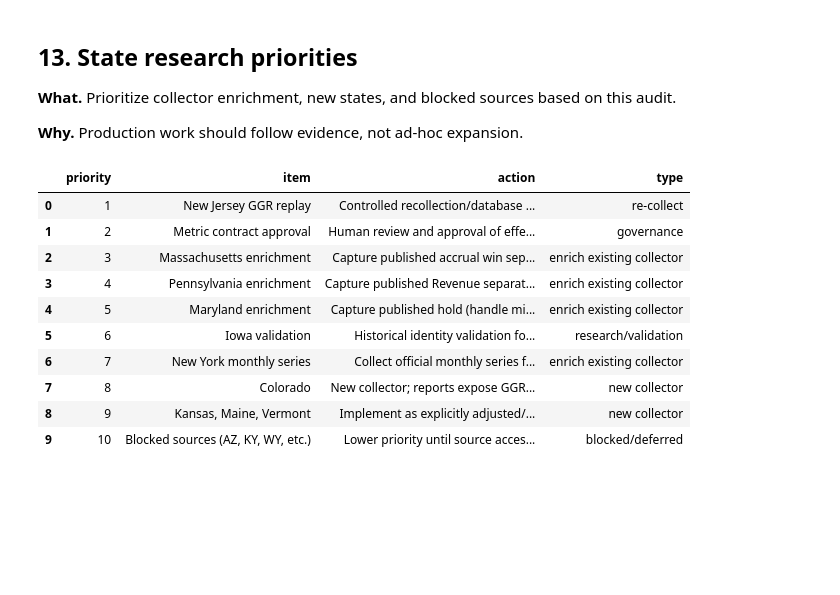
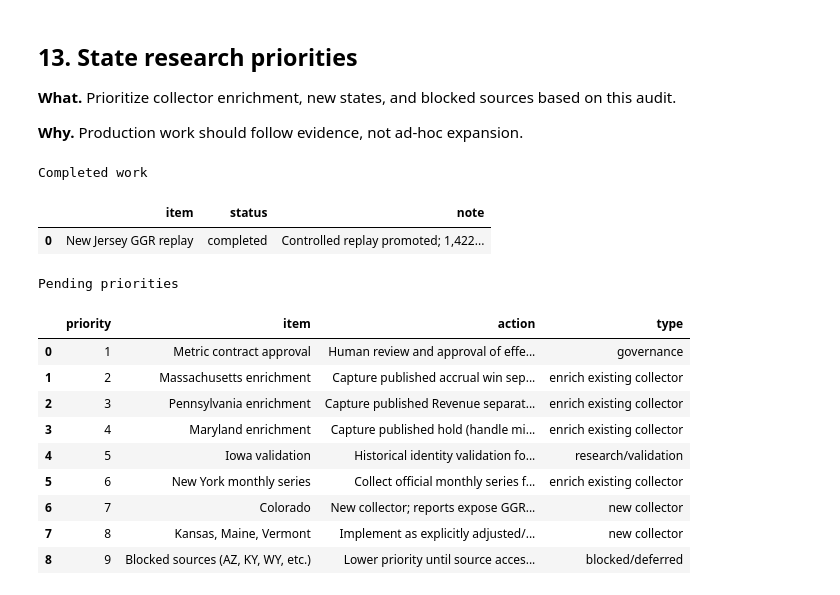
Before and after one commit to seangelb/researchOS, a Jupyter notebook: notebooks/42_cross_state_metric_contract_walkthrough.ipynb, the cells around one changed output. Drawn from its saved outputs; the diff is of its cells as text; code cells hidden in the pictures; blank space fills up the shorter version.

```diff
--- a/notebooks/42_cross_state_metric_contract_walkthrough.ipynb
+++ b/notebooks/42_cross_state_metric_contract_walkthrough.ipynb
@@ -1084,33 +1126,48 @@ plt.show()
 
 **Why.** Production work should follow evidence, not ad-hoc expansion.
 # %%
+completed = pd.DataFrame(
+    [
+        {
+            "item": "New Jersey GGR replay",
+            "status": "completed",
+            "note": "Controlled replay promoted; 1,422 operator GGR rows across 98 months; handle remains unavailable",
+        }
+    ]
+)
+print("Completed work")
+display(completed)
+
 priorities = pd.DataFrame(
     [
-        {"priority": 1, "item": "New Jersey GGR replay", "action": "Controlled recollection/database replacement to fix corrupted sportsbook GGR; handle remains unavailable from official reports", "type": "re-collect"},
-        {"priority": 2, "item": "Metric contract approval", "action": "Human review and approval of effective-dated cross-state metric contract", "type": "governance"},
-        {"priority": 3, "item": "Massachusetts enrichment", "action": "Capture published accrual win separately from stored taxable revenue", "type": "enrich existing collector"},
-        {"priority": 4, "item": "Pennsylvania enrichment", "action": "Capture published Revenue separately from stored taxable revenue", "type": "enrich existing collector"},
-        {"priority": 5, "item": "Maryland enrichment", "action": "Capture published hold (handle minus prizes) separately from stored taxable win", "type": "enrich existing collector"},
-        {"priority": 6, "item": "Iowa validation", "action": "Historical identity validation for Internet Net Receipts vs handle minus payouts", "type": "research/validation"},
-        {"priority": 7, "item": "New York monthly series", "action": "Collect official monthly series for monthly comparisons; retain weekly for monitoring/hold", "type": "enrich existing collector"},
-        {"priority": 8, "item": "Colorado", "action": "New collector; reports expose GGR and net sports betting proceeds with retail/online splits", "type": "new collector"},
-        {"priority": 9, "item": "Kansas, Maine, Vermont", "action": "Implement as explicitly adjusted/net state-native sources; not gross-win equivalent", "type": "new collector"},
-        {"priority": 10, "item": "Blocked sources (AZ, KY, WY, etc.)", "action": "Lower priority until source access improves", "type": "blocked/deferred"},
+        {"priority": 1, "item": "Metric contract approval", "action": "Human review and approval of effective-dated cross-state metric contract", "type": "governance"},
+        {"priority": 2, "item": "Massachusetts enrichment", "action": "Capture published accrual win separately from stored taxable revenue", "type": "enrich existing collector"},
+        {"priority": 3, "item": "Pennsylvania enrichment", "action": "Capture published Revenue separately from stored taxable revenue", "type": "enrich existing collector"},
+        {"priority": 4, "item": "Maryland enrichment", "action": "Capture published hold (handle minus prizes) separately from stored taxable win", "type": "enrich existing collector"},
+        {"priority": 5, "item": "Iowa validation", "action": "Historical identity validation for Internet Net Receipts vs handle minus payouts", "type": "research/validation"},
+        {"priority": 6, "item": "New York monthly series", "action": "Collect official monthly series for monthly comparisons; retain weekly for monitoring/hold", "type": "enrich existing collector"},
+        {"priority": 7, "item": "Colorado", "action": "New collector; reports expose GGR and net sports betting proceeds with retail/online splits", "type": "new collector"},
+        {"priority": 8, "item": "Kansas, Maine, Vermont", "action": "Implement as explicitly adjusted/net state-native sources; not gross-win equivalent", "type": "new collector"},
+        {"priority": 9, "item": "Blocked sources (AZ, KY, WY, etc.)", "action": "Lower priority until source access improves", "type": "blocked/deferred"},
     ]
 )
+print("Pending priorities")
 display(priorities)
 # %% [output]
+Completed work
-|  | priority | item | action | type |
-| 0 | 1 | New Jersey GGR replay | Controlled recollection/database ... | re-collect |
-| 1 | 2 | Metric contract approval | Human review and approval of effe... | governance |
-| 2 | 3 | Massachusetts enrichment | Capture published accrual win sep... | enrich existing collector |
-| 3 | 4 | Pennsylvania enrichment | Capture published Revenue separat... | enrich existing collector |
-| 4 | 5 | Maryland enrichment | Capture published hold (handle mi... | enrich existing collector |
-| 5 | 6 | Iowa validation | Historical identity validation fo... | research/validation |
-| 6 | 7 | New York monthly series | Collect official monthly series f... | enrich existing collector |
-| 7 | 8 | Colorado | New collector; reports expose GGR... | new collector |
-| 8 | 9 | Kansas, Maine, Vermont | Implement as explicitly adjusted/... | new collector |
-| 9 | 10 | Blocked sources (AZ, KY, WY, etc.) | Lower priority until source acces... | blocked/deferred |
+|  | item | status | note |
+| 0 | New Jersey GGR replay | completed | Controlled replay promoted; 1,422... |
+Pending priorities
+|  | priority | item | action | type |
+| 0 | 1 | Metric contract approval | Human review and approval of effe... | governance |
+| 1 | 2 | Massachusetts enrichment | Capture published accrual win sep... | enrich existing collector |
+| 2 | 3 | Pennsylvania enrichment | Capture published Revenue separat... | enrich existing collector |
+| 3 | 4 | Maryland enrichment | Capture published hold (handle mi... | enrich existing collector |
+| 4 | 5 | Iowa validation | Historical identity validation fo... | research/validation |
+| 5 | 6 | New York monthly series | Collect official monthly series f... | enrich existing collector |
+| 6 | 7 | Colorado | New collector; reports expose GGR... | new collector |
+| 7 | 8 | Kansas, Maine, Vermont | Implement as explicitly adjusted/... | new collector |
+| 8 | 9 | Blocked sources (AZ, KY, WY, etc.) | Lower priority until source acces... | blocked/deferred |
 # %% [markdown]
 ## 14. Final validation and proposed architecture
 
```
Also changed, not shown: parts of 13 cells of this notebook.
